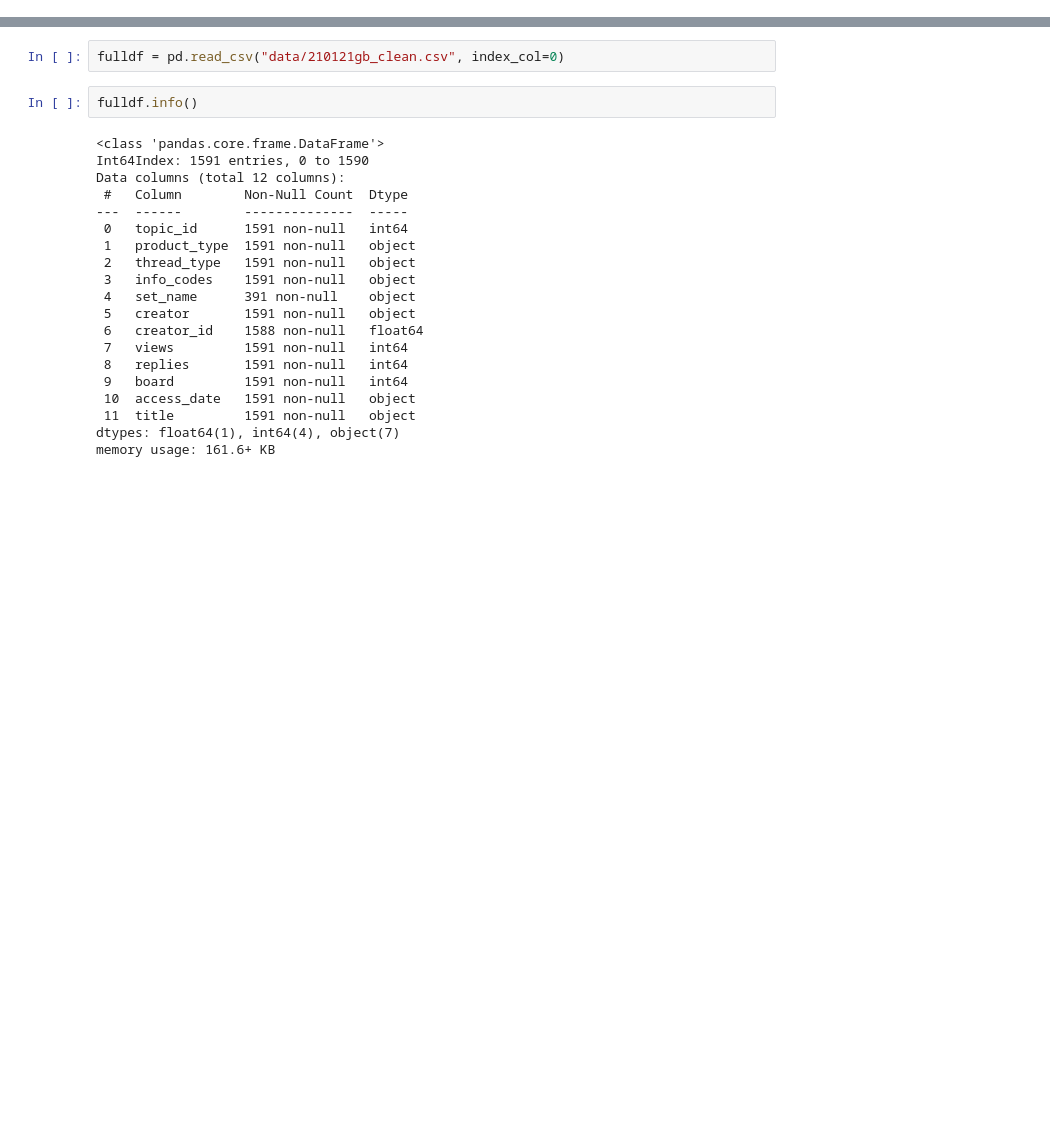
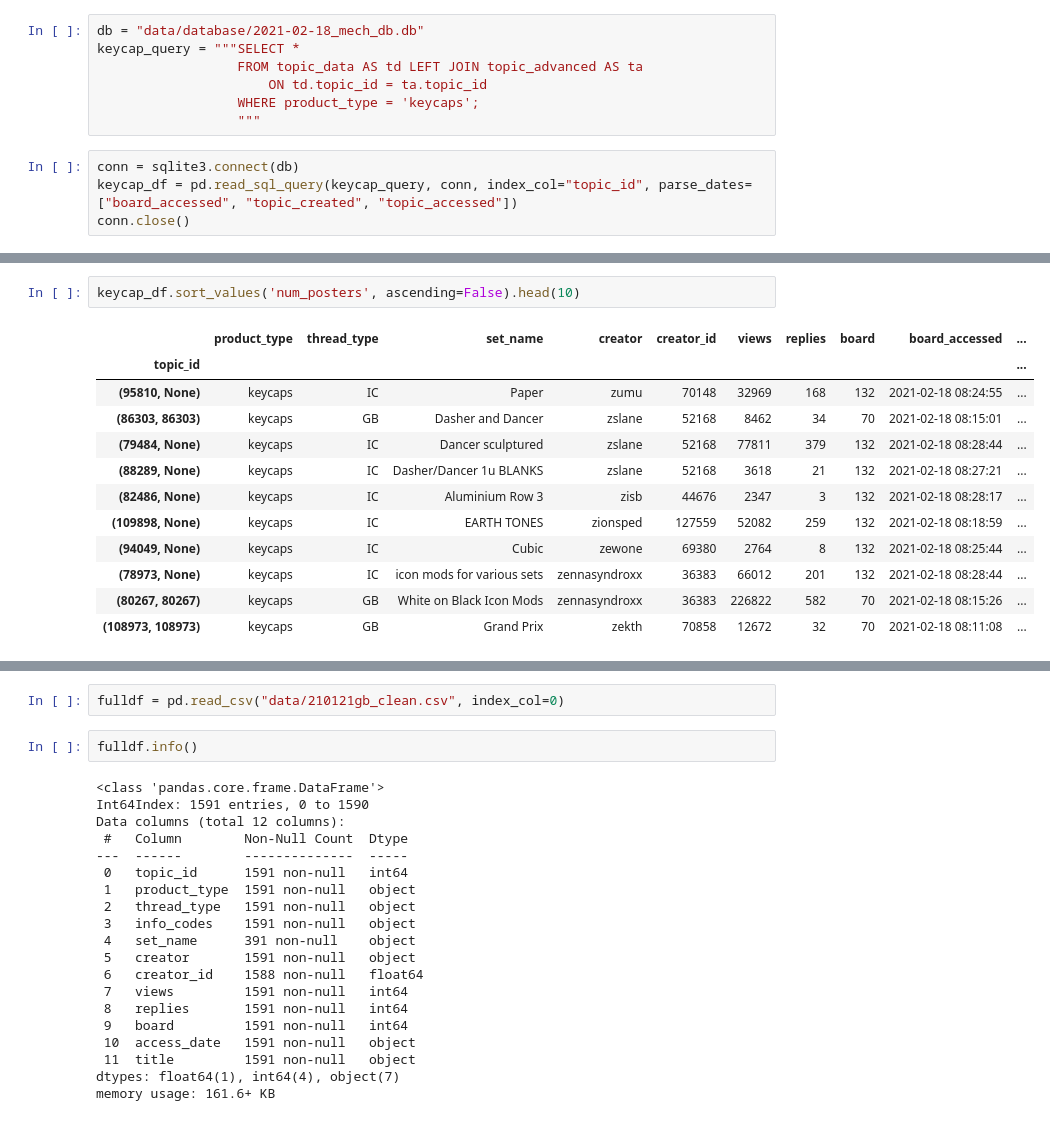
Before and after one commit to mattsalinero/mechanalysis, a Jupyter notebook: mechexplore.ipynb, the cells around one changed output, grey strips where cells are left out. Cells and saved outputs as stored; diff of their text form; blank space fills up the shorter version.

```diff
--- a/mechexplore.ipynb
+++ b/mechexplore.ipynb
@@ -3,0 +5,11 @@ import numpy as np
+# %%
+db = "data/database/2021-02-18_mech_db.db"
+keycap_query = """SELECT *
+                  FROM topic_data AS td LEFT JOIN topic_advanced AS ta
+                      ON td.topic_id = ta.topic_id
+                  WHERE product_type = 'keycaps';
+                  """
+# %%
+conn = sqlite3.connect(db)
+keycap_df = pd.read_sql_query(keycap_query, conn, index_col="topic_id", parse_dates=["board_accessed", "topic_created", "topic_accessed"])
+conn.close()
@@ -3,0 +36,15 @@ import numpy as np
+# %%
+keycap_df.sort_values('num_posters', ascending=False).head(10)
+# %% [output]
+|  | product_type | thread_type | set_name | creator | creator_id | views | replies | board | board_accessed | ... |
+| topic_id |  |  |  |  |  |  |  |  |  | ... |
+| (95810, None) | keycaps | IC | Paper | zumu | 70148 | 32969 | 168 | 132 | 2021-02-18 08:24:55 | ... |
+| (86303, 86303) | keycaps | GB | Dasher and Dancer | zslane | 52168 | 8462 | 34 | 70 | 2021-02-18 08:15:01 | ... |
+| (79484, None) | keycaps | IC | Dancer sculptured | zslane | 52168 | 77811 | 379 | 132 | 2021-02-18 08:28:44 | ... |
+| (88289, None) | keycaps | IC | Dasher/Dancer 1u BLANKS | zslane | 52168 | 3618 | 21 | 132 | 2021-02-18 08:27:21 | ... |
+| (82486, None) | keycaps | IC | Aluminium Row 3 | zisb | 44676 | 2347 | 3 | 132 | 2021-02-18 08:28:17 | ... |
+| (109898, None) | keycaps | IC | EARTH TONES | zionsped | 127559 | 52082 | 259 | 132 | 2021-02-18 08:18:59 | ... |
+| (94049, None) | keycaps | IC | Cubic | zewone | 69380 | 2764 | 8 | 132 | 2021-02-18 08:25:44 | ... |
+| (78973, None) | keycaps | IC | icon mods for various sets | zennasyndroxx | 36383 | 66012 | 201 | 132 | 2021-02-18 08:28:44 | ... |
+| (80267, 80267) | keycaps | GB | White on Black Icon Mods | zennasyndroxx | 36383 | 226822 | 582 | 70 | 2021-02-18 08:15:26 | ... |
+| (108973, 108973) | keycaps | GB | Grand Prix | zekth | 70858 | 12672 | 32 | 70 | 2021-02-18 08:11:08 | ... |
```
Also changed, not shown: parts of 3 cells of this notebook, 2 other files.
